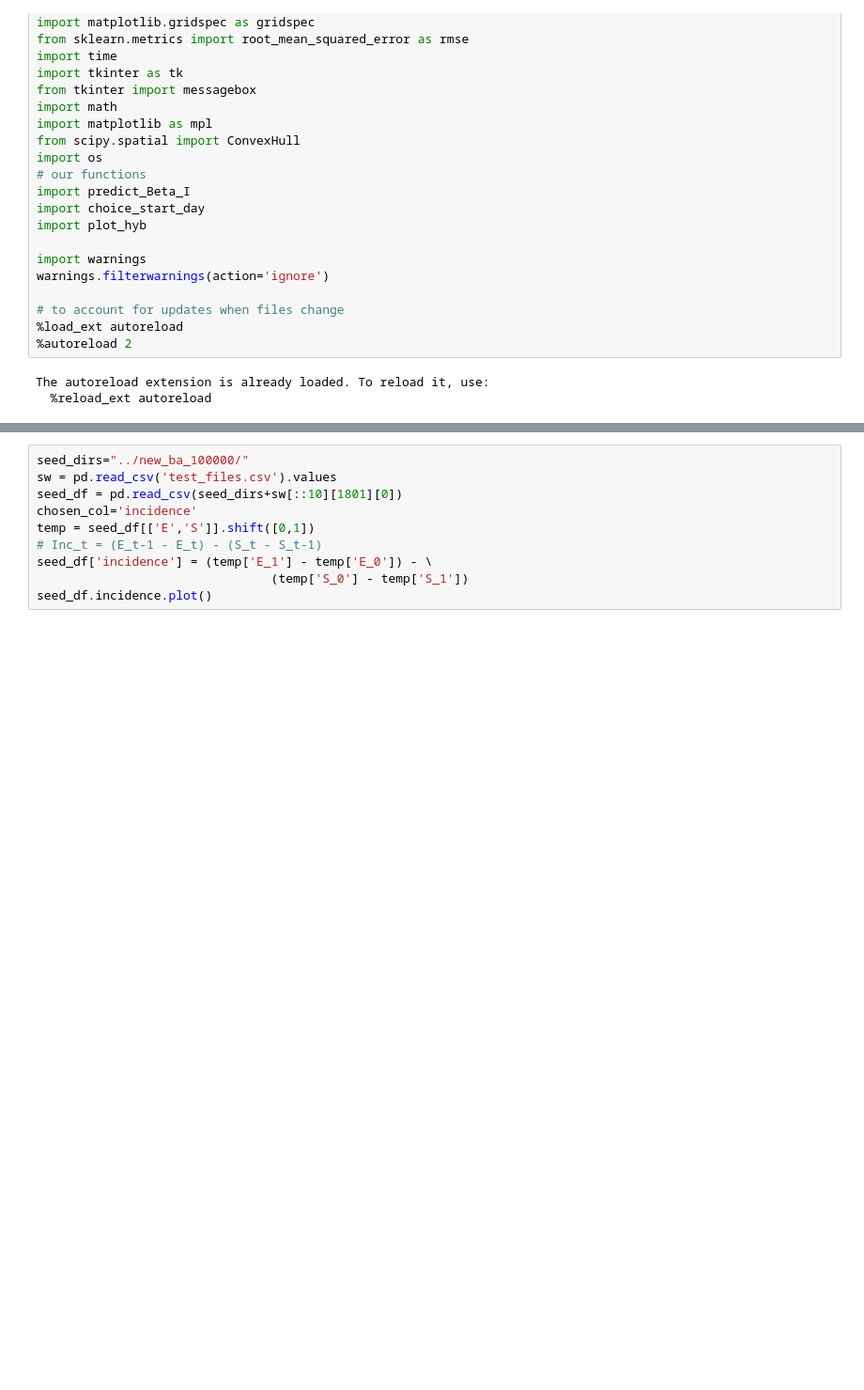
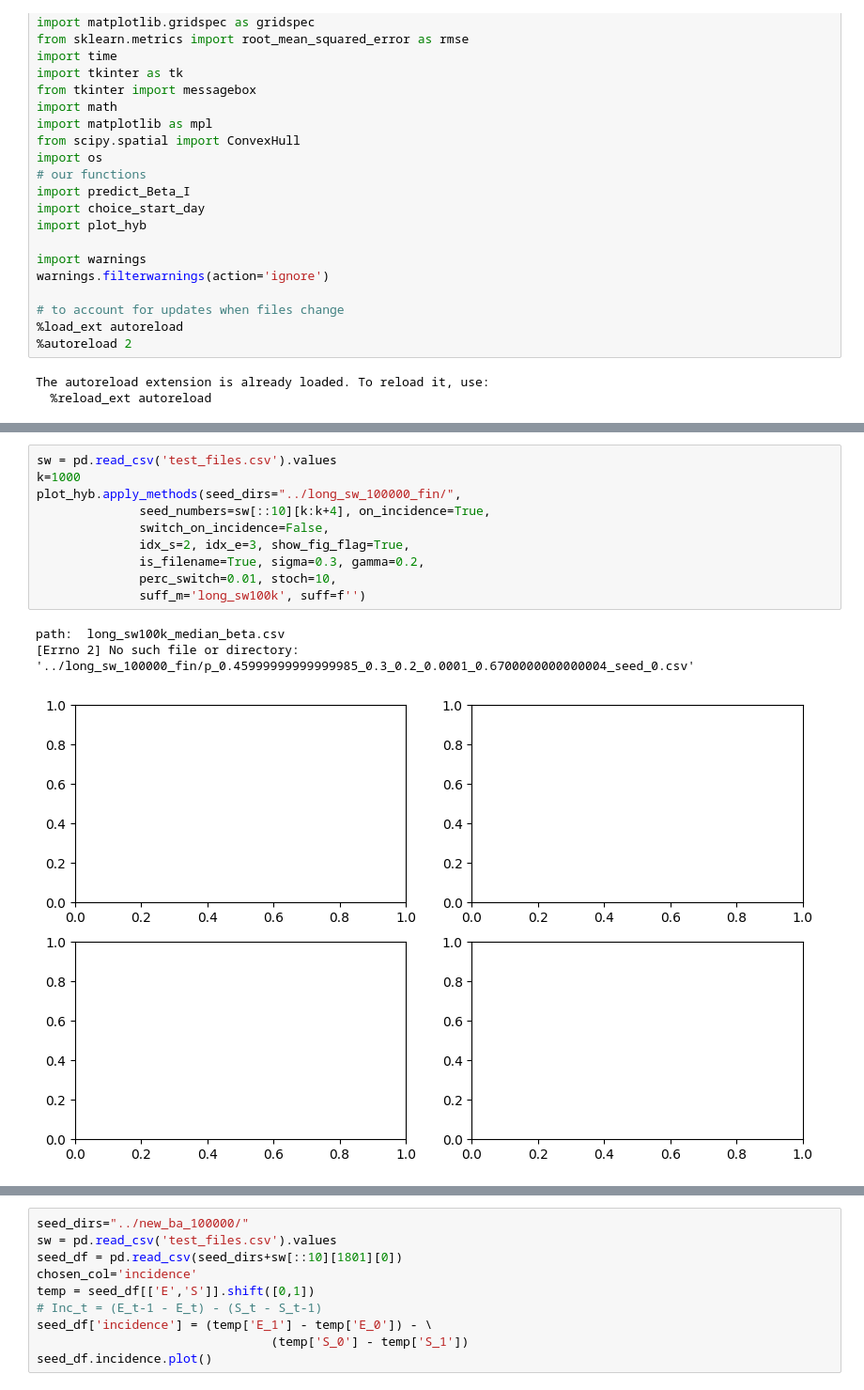
Before and after one commit to Mpkosh/network_hybrid_33, a Jupyter notebook: apply_and_see-Copy1.ipynb, the cells around one changed output, grey strips where cells are left out. Shown at 94% size. Saved outputs shown, nothing was run; the diff lists cells and outputs as text; blank space fills up the shorter version.

```diff
--- a/apply_and_see-Copy1.ipynb
+++ b/apply_and_see-Copy1.ipynb
@@ -27,0 +131,14 @@ The autoreload extension is already loaded. To reload it, use:
+# %%
+sw = pd.read_csv('test_files.csv').values
+k=1000
+plot_hyb.apply_methods(seed_dirs="../long_sw_100000_fin/",
+              seed_numbers=sw[::10][k:k+4], on_incidence=True,
+              switch_on_incidence=False,
+              idx_s=2, idx_e=3, show_fig_flag=True,
+              is_filename=True, sigma=0.3, gamma=0.2,
+              perc_switch=0.01, stoch=10,
+              suff_m='long_sw100k', suff=f'')
+# %% [output]
+path:  long_sw100k_median_beta.csv
+[Errno 2] No such file or directory: '../long_sw_100000_fin/p_0.45999999999999985_0.3_0.2_0.0001_0.6700000000000004_seed_0.csv'
+[figure, added]
```
Also changed, not shown: parts of 10 cells of this notebook, 6 other files.
